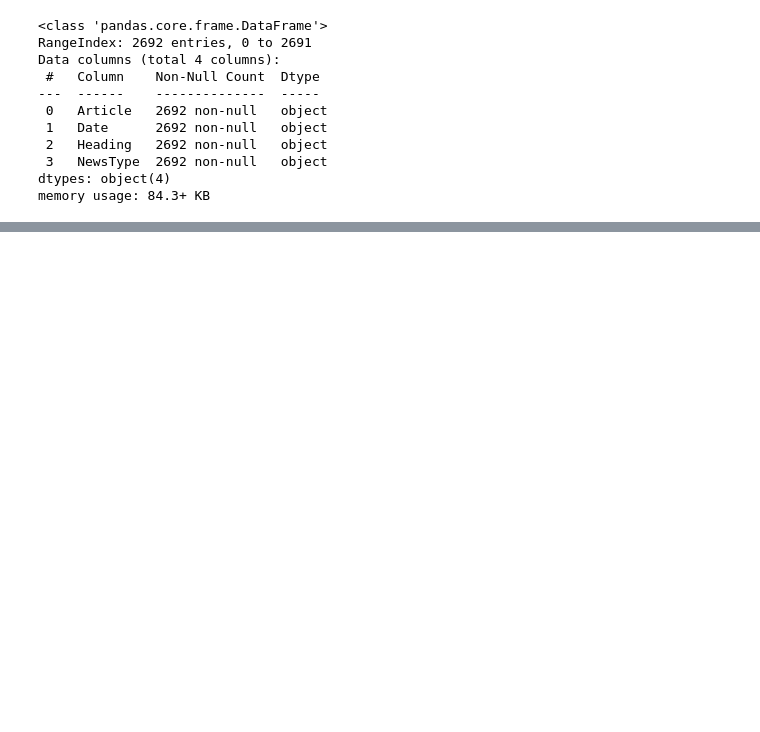
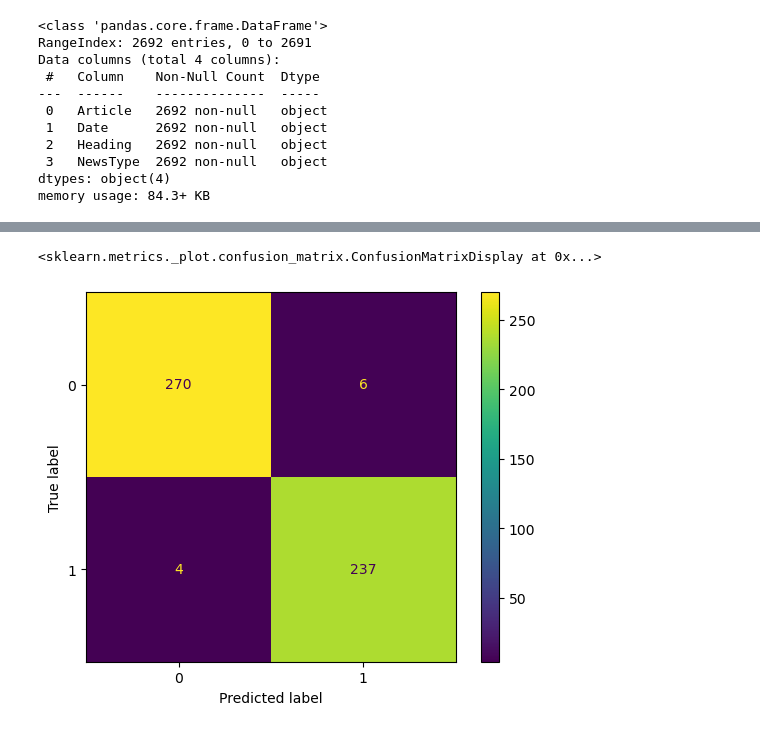
Before and after one commit to abdulvajid1/Article-Classification-NLP, a Jupyter notebook: notebook.ipynb, the cells around one changed output, grey strips where cells are left out. Drawn from its saved outputs; the diff is of its cells as text; code cells hidden in the pictures; blank space fills up the shorter version.

Commit message:
Model completed

```diff
--- a/notebook.ipynb
+++ b/notebook.ipynb
@@ -61,0 +128,2 @@ df
+# %%
+X_train, X_test, y_train, y_test = train_test_split(cv_vect.fit_transform(X).toarray(),y,random_state=42,test_size=.2)
@@ -61,0 +143,4 @@ df
+# %%
+rf_model = RandomForestClassifier(max_depth=20,min_samples_split=20)
+# %%
+rf_model.fit(X_train,y_train)
@@ -61,0 +149,2 @@ df
+# %%
+y_pred = rf_model.predict(X_test)
@@ -61,0 +168,5 @@ df
+# %%
+ConfusionMatrixDisplay.from_predictions(y_test,y_pred)
+# %% [output]
+<sklearn.metrics._plot.confusion_matrix.ConfusionMatrixDisplay at 0x...>
+[figure, added]
```
Also changed, not shown: parts of 32 cells of this notebook.
